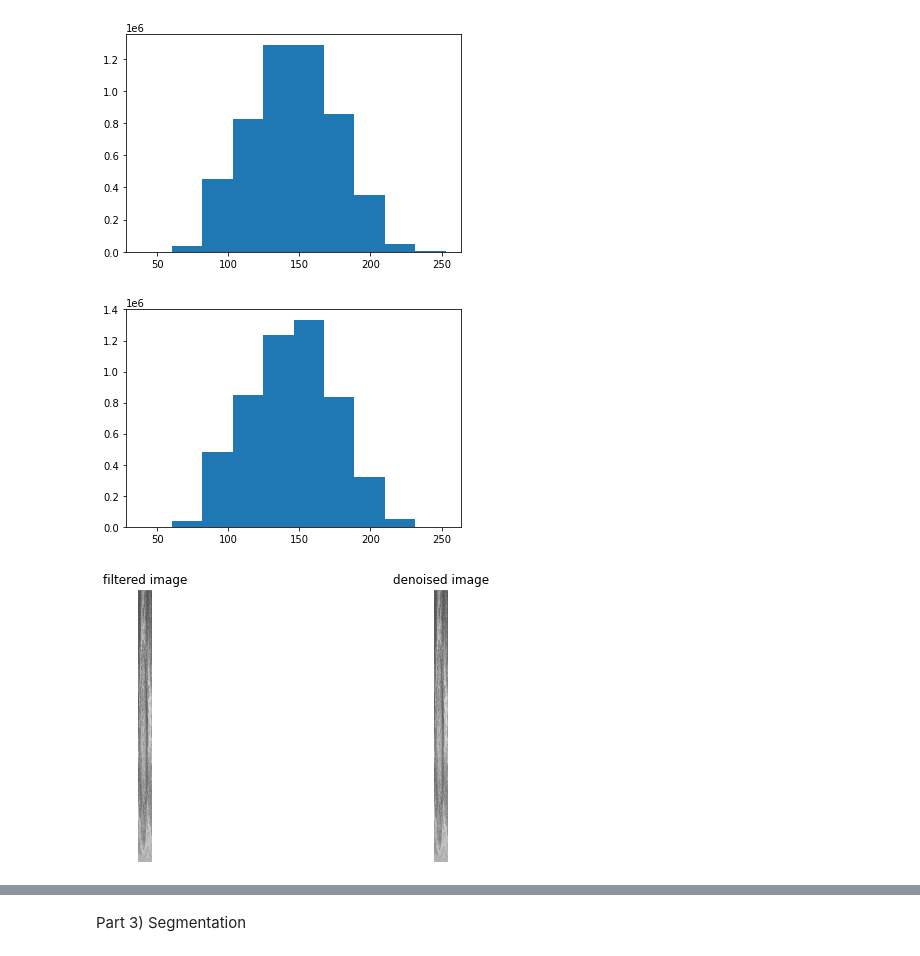
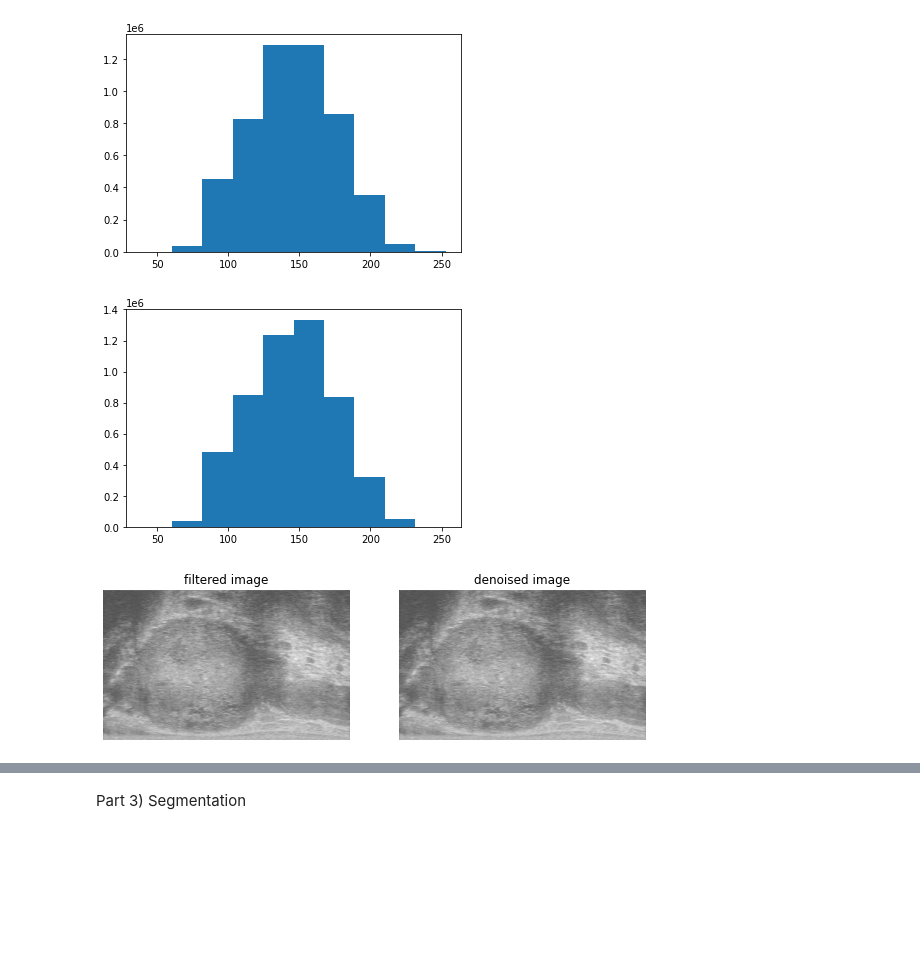
Before and after one commit to moondancerrr/Quantitative-analysis-of-ultrasound-images, a Jupyter notebook: SarahSalloum_assignment3.ipynb, the cells around one changed output, grey strips where cells are left out. Drawn from its saved outputs; the diff is of its cells as text; code cells hidden in the pictures; blank space fills up the shorter version.

```diff
--- a/SarahSalloum_assignment3.ipynb
+++ b/SarahSalloum_assignment3.ipynb
@@ -154,0 +182,21 @@ plt.show()
+# %%
+#trial number three
+#Explore and visualize the result of using different kernel sizes to check its effect qualitatively.
+
+median_filter.SetRadius(2) ## kernel radius #
+
+# The goal is to decrease the noise in the prostate image without losing important anatomical information (e.g., boundary of the prostate).
+
+img_denoised = median_filter.Execute(img)
+
+# visualize
+plt.figure(figsize=(25,5))
+plt.subplot(1,3,1)
+plt.imshow(sitk.GetArrayFromImage(img[:,:]), vmin=0, vmax=255, extent=[0,46,0,28])
+plt.axis('off')
+plt.title('noisy image')
+plt.subplot(1,3,2)
+plt.imshow(sitk.GetArrayFromImage(img_denoised[:,:]), vmin=0, vmax=255,extent=[0,46,0,28])
+plt.axis('off')
+plt.title('Median denoised image')
+plt.show()
@@ -170,33 +220,33 @@ plt.hist(img_denoised_array.flatten())
 # %%
 #Improve the contrast of the image by histogram equalization in SimpleITK using AdaptiveHistogramEqualizationImageFilter
 histogram_equalization = sitk.AdaptiveHistogramEqualizationImageFilter()
 
 #Explore different parameters and visualize the resultant image as well as its histogram. Choose the one that is qualitatively
 # more appealing.
 
 #first trial
 
 histogram_equalization.SetAlpha(1)
 histogram_equalization.SetBeta(1)
 histogram_equalization.SetRadius(5)
 
 img_filtered = histogram_equalization.Execute(img_denoised)
 img_filtered_array = sitk.GetArrayFromImage(img_filtered)
 plt.hist(img_filtered_array.flatten())
 
 plt.figure(figsize=(15,5))
 plt.subplot(1,3,1)
-plt.imshow(sitk.GetArrayFromImage(img_filtered[:,:]), vmin=0, vmax=255)
+plt.imshow(sitk.GetArrayFromImage(img_filtered[:,:]), vmin=0, vmax=255,extent=[0,46,0,28])
 plt.axis('off')
 plt.title('filtered image')
 plt.subplot(1,3,2)
-plt.imshow(sitk.GetArrayFromImage(img_denoised[:,:]), vmin=0, vmax=255)
+plt.imshow(sitk.GetArrayFromImage(img_denoised[:,:]), vmin=0, vmax=255,extent=[0,46,0,28])
 plt.axis('off')
 plt.title('denoised image')
 plt.show()
 # %% [output]
 [figure]
-[figure, old version]
+[figure, new version]
 # %%
 #Improve the contrast of the image by histogram equalization in SimpleITK using AdaptiveHistogramEqualizationImageFilter
 histogram_equalization = sitk.AdaptiveHistogramEqualizationImageFilter()
```
Also changed, not shown: parts of 18 cells of this notebook.
